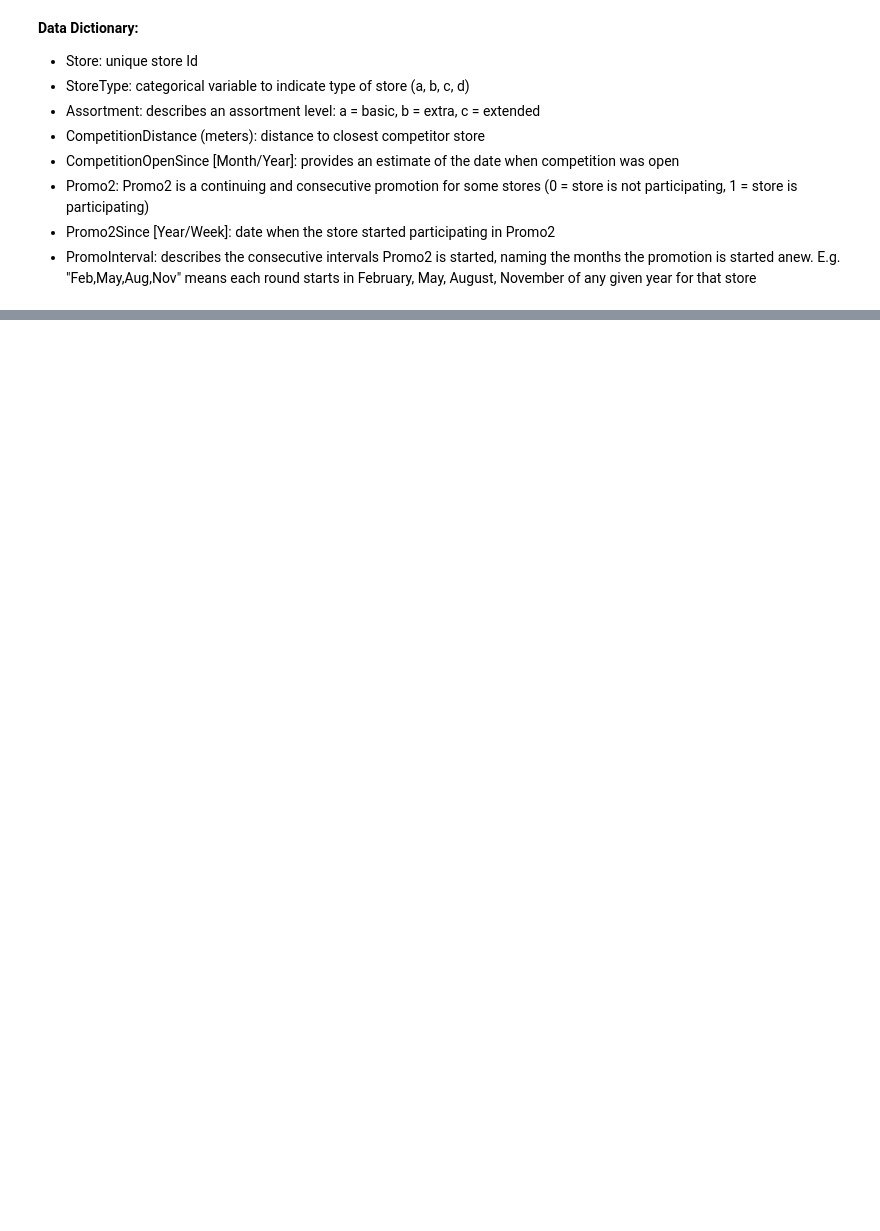
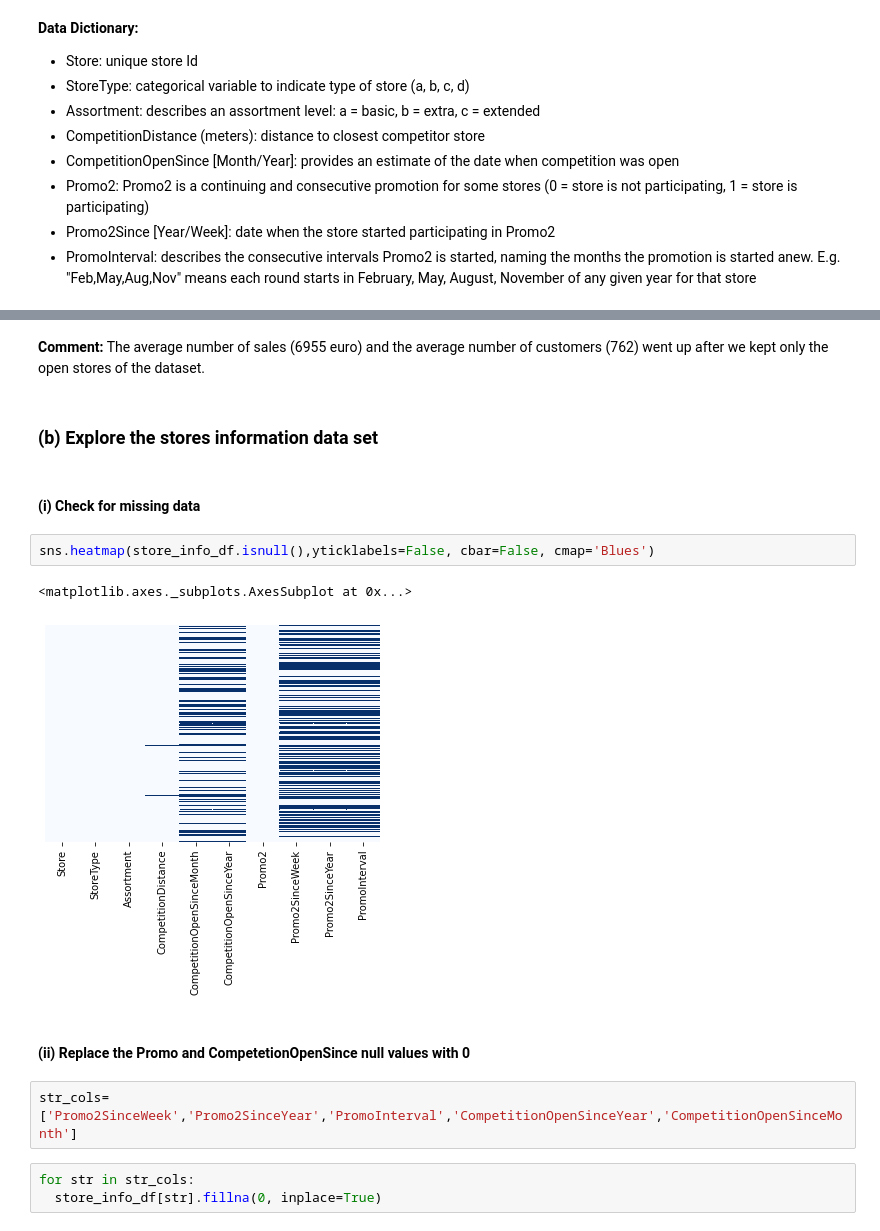
Before and after one commit to Panostam/Sales_Department_Project, a Jupyter notebook: Forecast_Project.ipynb, the cells around one changed output, grey strips where cells are left out. Drawn from its saved outputs; the diff is of its cells as text; blank space fills up the shorter version.

```diff
--- a/Forecast_Project.ipynb
+++ b/Forecast_Project.ipynb
@@ -126,0 +211,18 @@ store_info_df.describe()
+# %% [markdown]
+**Comment:** The average number of sales (6955 euro) and the average number of customers (762) went up after we kept only the open stores of the dataset.
+# %% [markdown]
+### (b) Explore the stores information data set
+# %% [markdown]
+#### (i) Check for missing data
+# %%
+sns.heatmap(store_info_df.isnull(),yticklabels=False, cbar=False, cmap='Blues')
+# %% [output]
+<matplotlib.axes._subplots.AxesSubplot at 0x...>
+[figure, added]
+# %% [markdown]
+#### (ii) Replace the Promo and CompetetionOpenSince null values with 0
+# %%
+str_cols=['Promo2SinceWeek','Promo2SinceYear','PromoInterval','CompetitionOpenSinceYear','CompetitionOpenSinceMonth']
+# %%
+for str in str_cols:
+  store_info_df[str].fillna(0, inplace=True)
```
Also changed, not shown: parts of 49 cells of this notebook.
